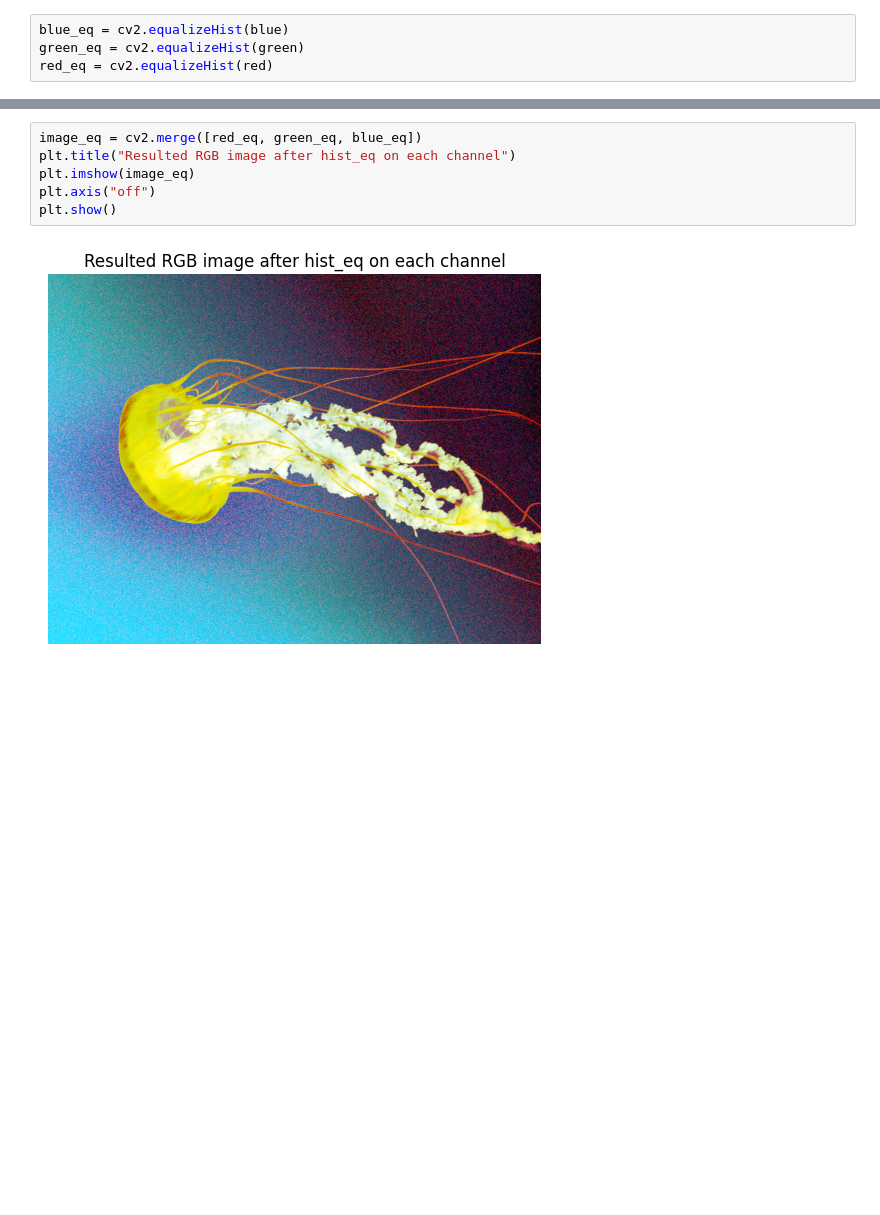
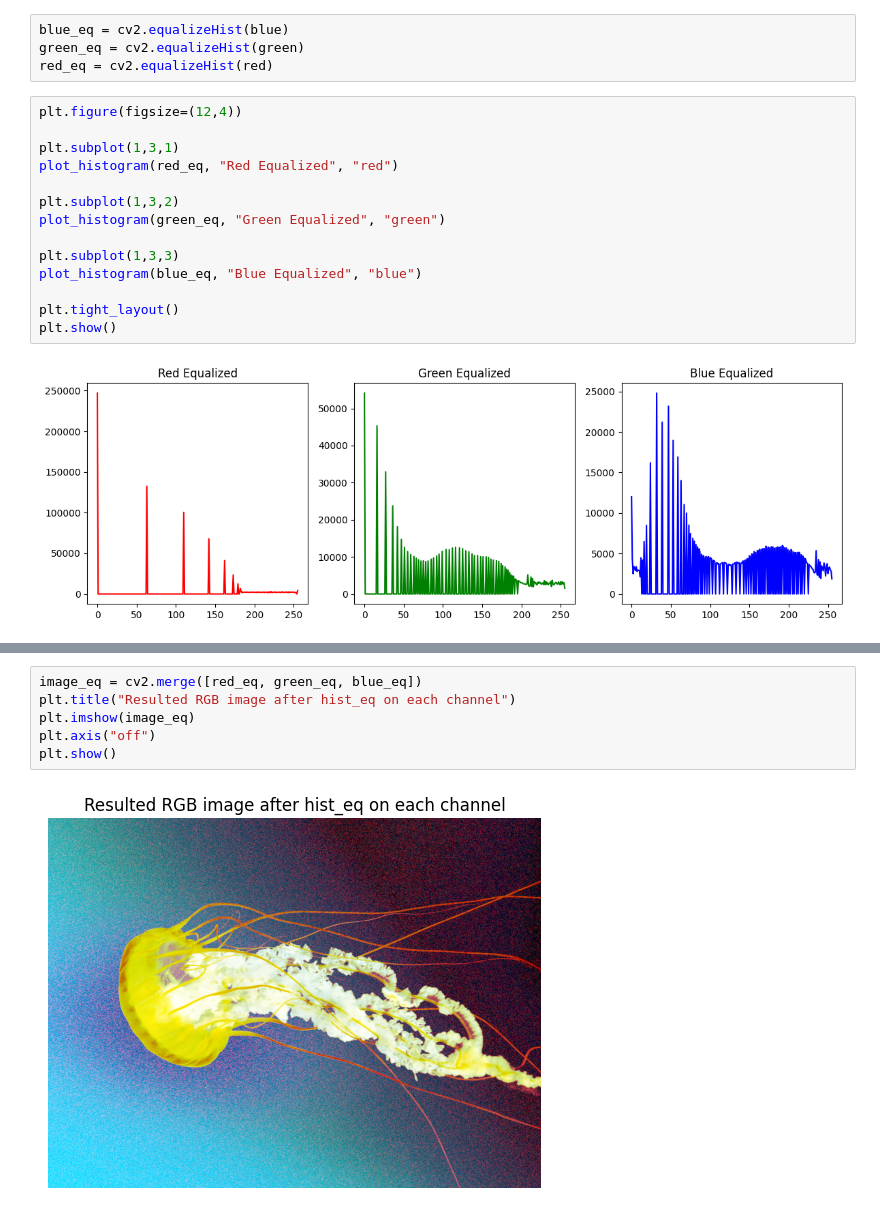
Before and after one commit to omarashraf03/Image-Processing, a Jupyter notebook: Task1/task1.ipynb, the cells around one changed output, grey strips where cells are left out. Drawn from its saved outputs; the diff is of its cells as text; blank space fills up the shorter version.

```diff
--- a/Task1/task1.ipynb
+++ b/Task1/task1.ipynb
@@ -70,6 +70,22 @@ plt.show()
 blue_eq = cv2.equalizeHist(blue)
 green_eq = cv2.equalizeHist(green)
 red_eq = cv2.equalizeHist(red)
+# %%
+plt.figure(figsize=(12,4))
+
+plt.subplot(1,3,1)
+plot_histogram(red_eq, "Red Equalized", "red")
+
+plt.subplot(1,3,2)
+plot_histogram(green_eq, "Green Equalized", "green")
+
+plt.subplot(1,3,3)
+plot_histogram(blue_eq, "Blue Equalized", "blue")
+
+plt.tight_layout()
+plt.show()
+# %% [output]
+[figure, added]
 # %%
 fig, axes = plt.subplots(2, 3, figsize=(10, 6))
 
```
Also changed, not shown: parts of 2 cells of this notebook.
